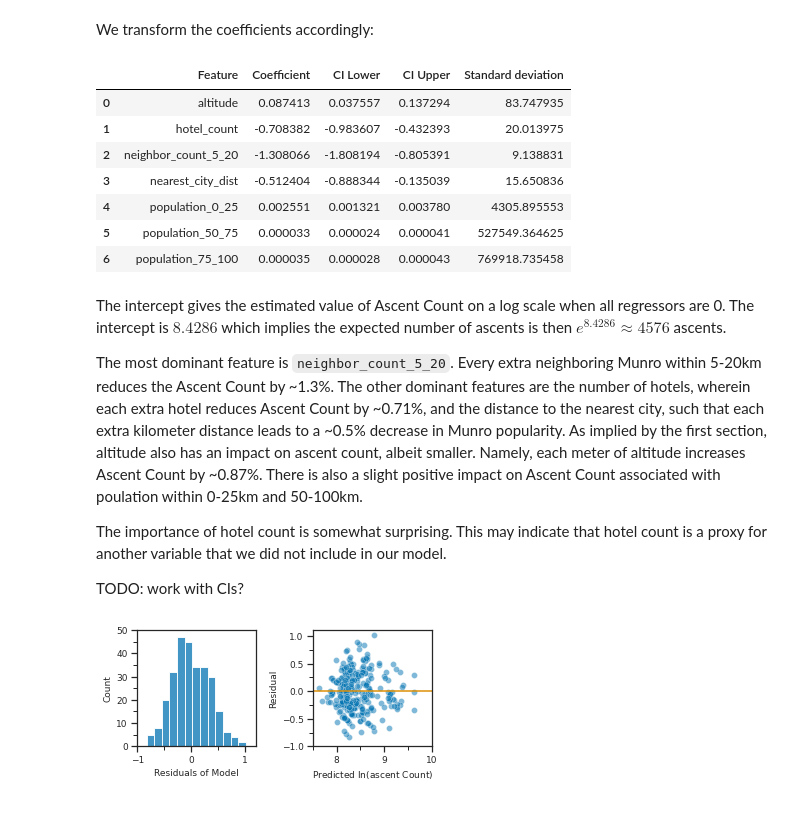
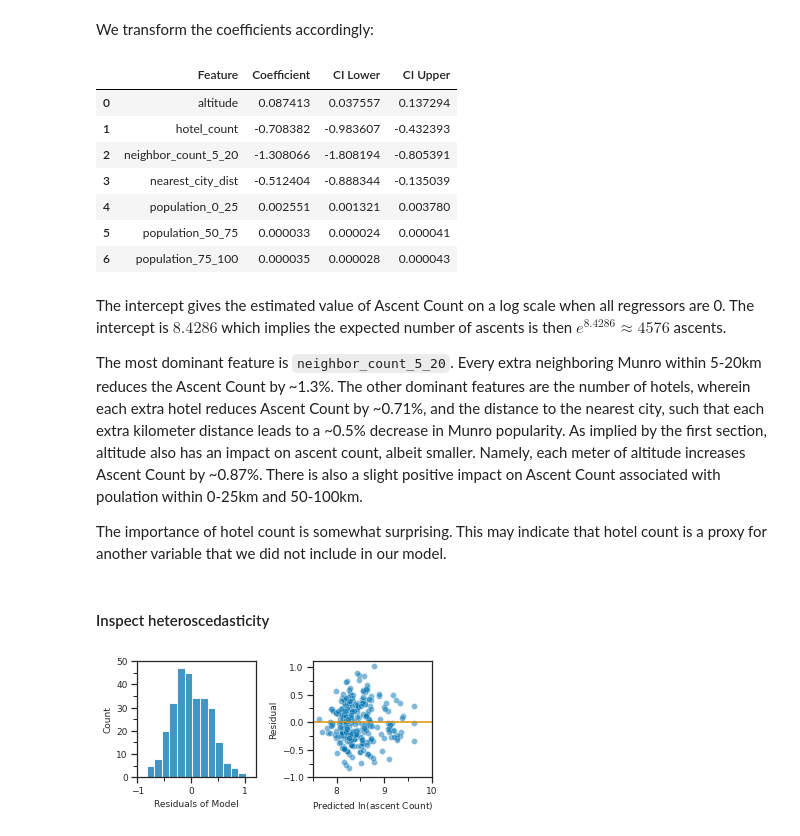
Before and after one commit to filipbalucha/FDS_final_project, a Jupyter notebook: data_analysis.ipynb, the cells around one changed output. Cells and saved outputs as stored; diff of their text form; code cells hidden in the pictures.

```diff
--- a/data_analysis.ipynb
+++ b/data_analysis.ipynb
@@ -579,7 +622,6 @@ features = []
 coefficients_t = []
 CI_lower_t = []
 CI_upper_t = []
-stds = []
 
 def transform(coef, std):
     return 100 * (np.exp(coef / std) - 1)
@@ -590,7 +632,6 @@ for key in coefficients.keys():
         continue
     features.append(key)
     std = munro_subset[key].std()
-    stds.append(std)
     # Transform slope
     b = coefficients[key]
     coefficients_t.append(transform(b, std))
@@ -601,21 +642,20 @@ for key in coefficients.keys():
 # %%
 df_interpretation = pd.DataFrame({
     'Feature': features,
     'Coefficient': coefficients_t,
     'CI Lower': CI_lower_t,
-    'CI Upper': CI_upper_t,
-    'Standard deviation': stds
+    'CI Upper': CI_upper_t
 })
 df_interpretation
 # %% [output]
-|  | Feature | Coefficient | CI Lower | CI Upper | Standard deviation |
-| 0 | altitude | 0.087413 | 0.037557 | 0.137294 | 83.747935 |
-| 1 | hotel_count | -0.708382 | -0.983607 | -0.432393 | 20.013975 |
-| 2 | neighbor_count_5_20 | -1.308066 | -1.808194 | -0.805391 | 9.138831 |
-| 3 | nearest_city_dist | -0.512404 | -0.888344 | -0.135039 | 15.650836 |
-| 4 | population_0_25 | 0.002551 | 0.001321 | 0.003780 | 4305.895553 |
-| 5 | population_50_75 | 0.000033 | 0.000024 | 0.000041 | 527549.364625 |
-| 6 | population_75_100 | 0.000035 | 0.000028 | 0.000043 | 769918.735458 |
+|  | Feature | Coefficient | CI Lower | CI Upper |
+| 0 | altitude | 0.087413 | 0.037557 | 0.137294 |
+| 1 | hotel_count | -0.708382 | -0.983607 | -0.432393 |
+| 2 | neighbor_count_5_20 | -1.308066 | -1.808194 | -0.805391 |
+| 3 | nearest_city_dist | -0.512404 | -0.888344 | -0.135039 |
+| 4 | population_0_25 | 0.002551 | 0.001321 | 0.003780 |
+| 5 | population_50_75 | 0.000033 | 0.000024 | 0.000041 |
+| 6 | population_75_100 | 0.000035 | 0.000028 | 0.000043 |
 # %% [markdown]
 The intercept gives the estimated value of Ascent Count on a log scale when all regressors are 0. The intercept is $8.4286$ which implies the expected number of ascents is then $e^{8.4286}\approx4576$ ascents.
 
@@ -623,8 +663,8 @@ The intercept gives the estimated value of Ascent Count on a log scale when all
 The most dominant feature is `neighbor_count_5_20`. Every extra neighboring Munro within 5-20km reduces the Ascent Count by ~1.3%. The other dominant features are the number of hotels, wherein each extra hotel reduces Ascent Count by ~0.71%, and the distance to the nearest city, such that each extra kilometer distance leads to a ~0.5% decrease in Munro popularity. As implied by the first section, altitude also has an impact on ascent count, albeit smaller. Namely, each meter of altitude increases Ascent Count by ~0.87%. There is also a slight positive impact on Ascent Count associated with poulation within 0-25km and 50-100km.
 
 The importance of hotel count is somewhat surprising. This may indicate that hotel count is a proxy for another variable that we did not include in our model.
-
-TODO: work with CIs?
+# %% [markdown]
+#### Inspect heteroscedasticity
 # %%
 fig, axes = plt.subplots(ncols=2, figsize=(5,2.5))
 ax_hist, ax_yhat = axes
```
Also changed, not shown: parts of 39 cells of this notebook, 15 other files.
